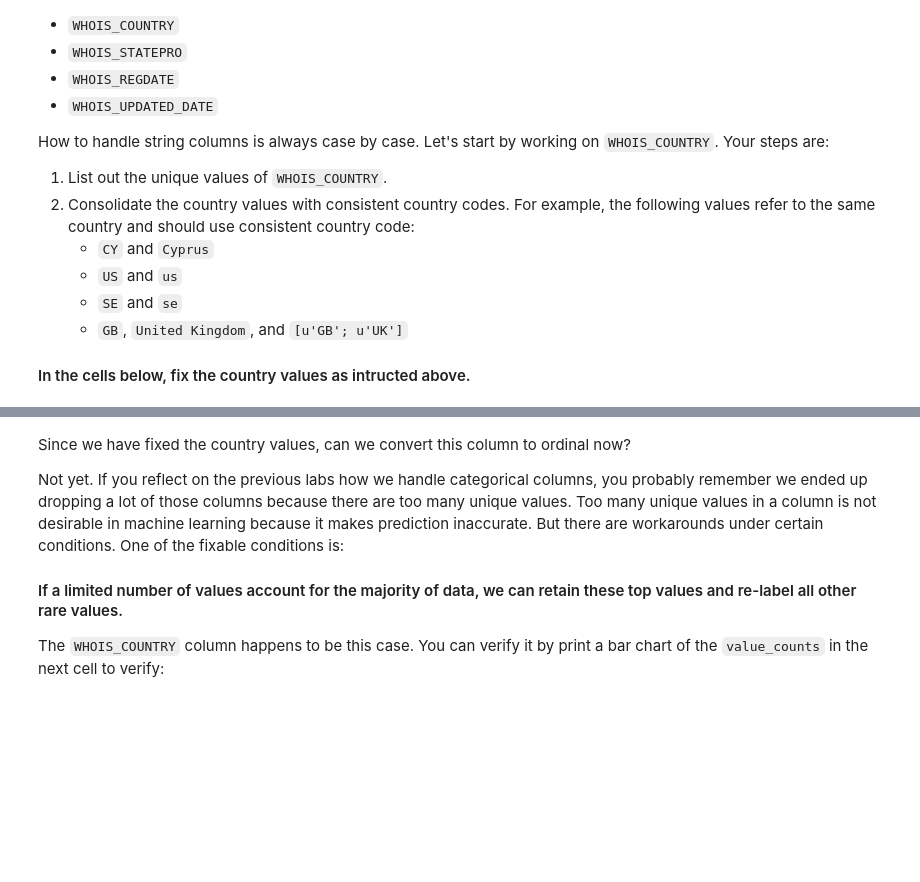
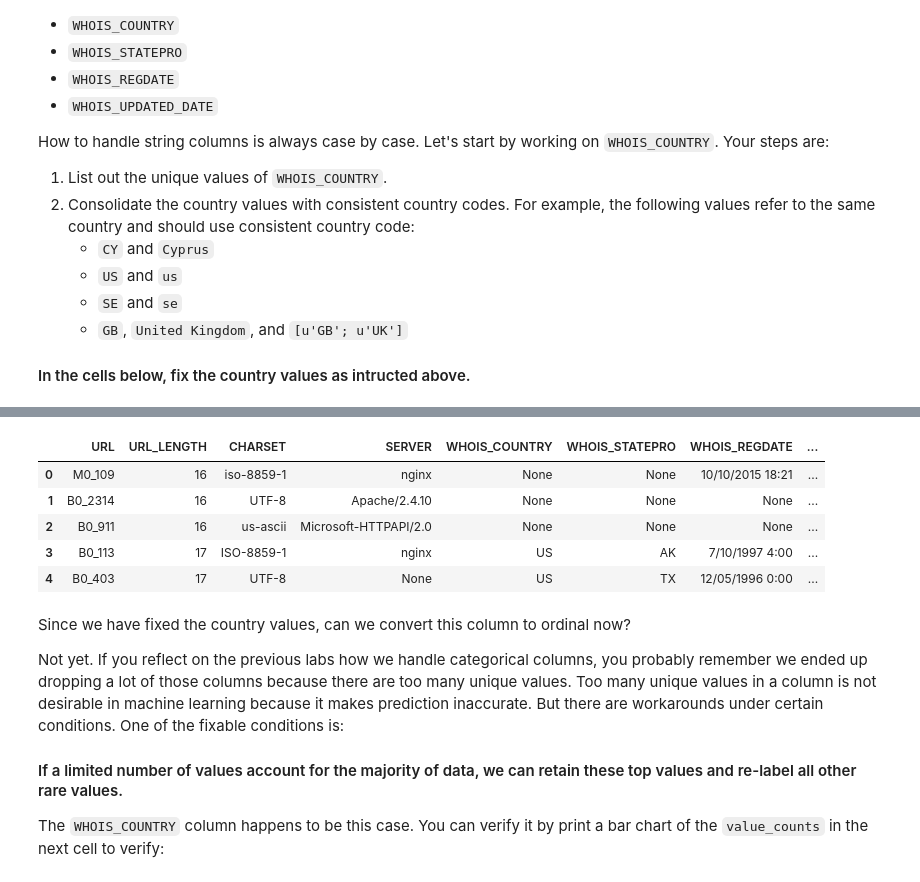
Before and after one commit to BehroozGharleghi/data-pt-ber-08-20, a Jupyter notebook: Labs/module-3_labs/02_supervised-learning/01_lab-supervised-learning/your-code/main-behrooz-sl.1.ipynb, the cells around one changed output, grey strips where cells are left out. Cells and saved outputs as stored; diff of their text form; code cells hidden in the pictures; blank space fills up the shorter version.

```diff
--- a/Labs/module-3_labs/02_supervised-learning/01_lab-supervised-learning/your-code/main-behrooz-sl.1.ipynb
+++ b/Labs/module-3_labs/02_supervised-learning/01_lab-supervised-learning/your-code/main-behrooz-sl.1.ipynb
@@ -249,5 +253,13 @@ pd.DataFrame(df["WHOIS_COUNTRY"].value_counts()).reset_index()
 # %%
 df2=df.copy()
+df2.head()
+# %% [output]
+|  | URL | URL_LENGTH | CHARSET | SERVER | WHOIS_COUNTRY | WHOIS_STATEPRO | WHOIS_REGDATE | ... |
+| 0 | M0_109 | 16 | iso-8859-1 | nginx | None | None | 10/10/2015 18:21 | ... |
+| 1 | B0_2314 | 16 | UTF-8 | Apache/2.4.10 | None | None | None | ... |
+| 2 | B0_911 | 16 | us-ascii | Microsoft-HTTPAPI/2.0 | None | None | None | ... |
+| 3 | B0_113 | 17 | ISO-8859-1 | nginx | US | AK | 7/10/1997 4:00 | ... |
+| 4 | B0_403 | 17 | UTF-8 | None | US | TX | 12/05/1996 0:00 | ... |
 # %%
 #df2['WHOIS_COUNTRY']= df2['WHOIS_COUNTRY'].str.replace("[u'GB';u'UK']", "GB")
 
```
Also changed, not shown: parts of 21 cells of this notebook, 3 other files.
